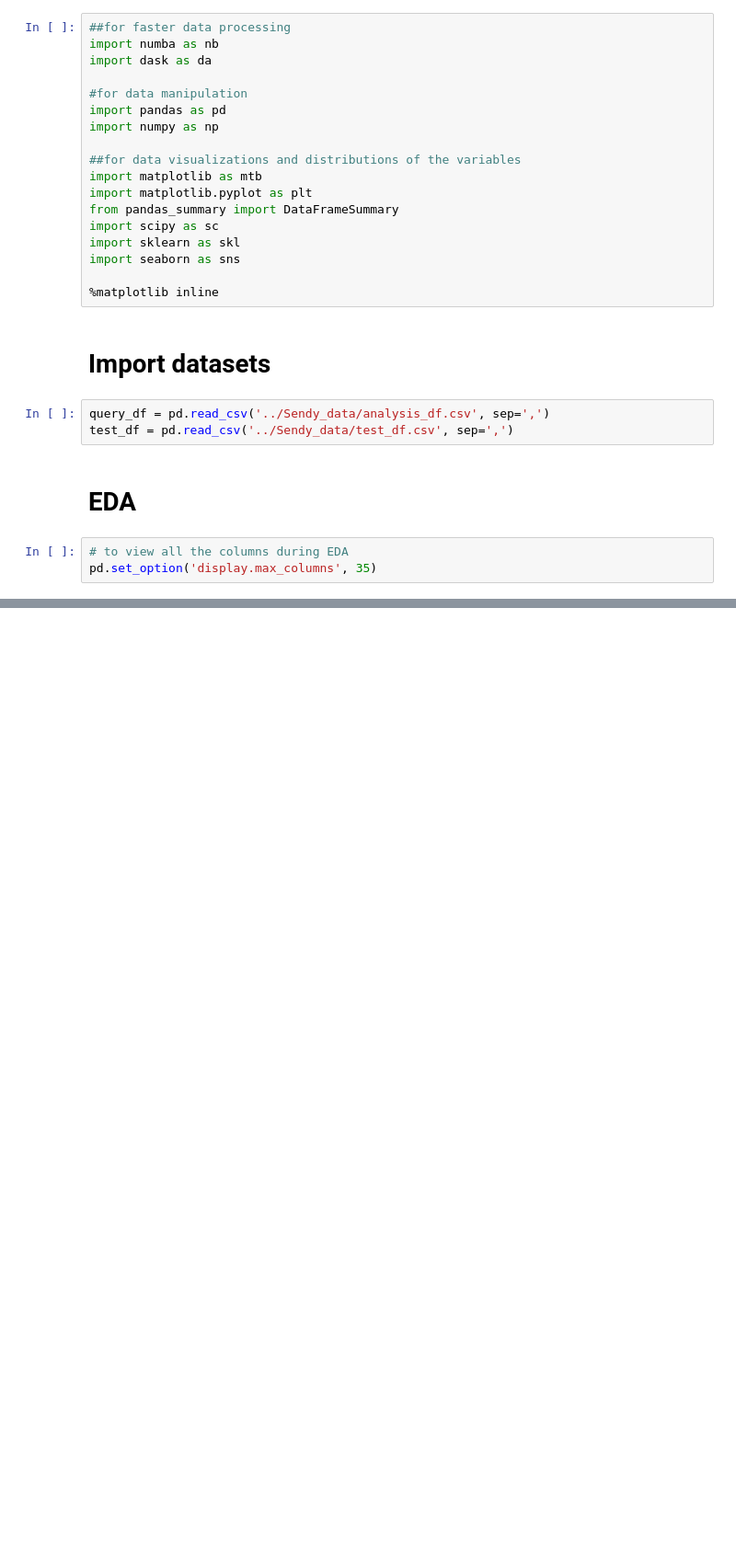
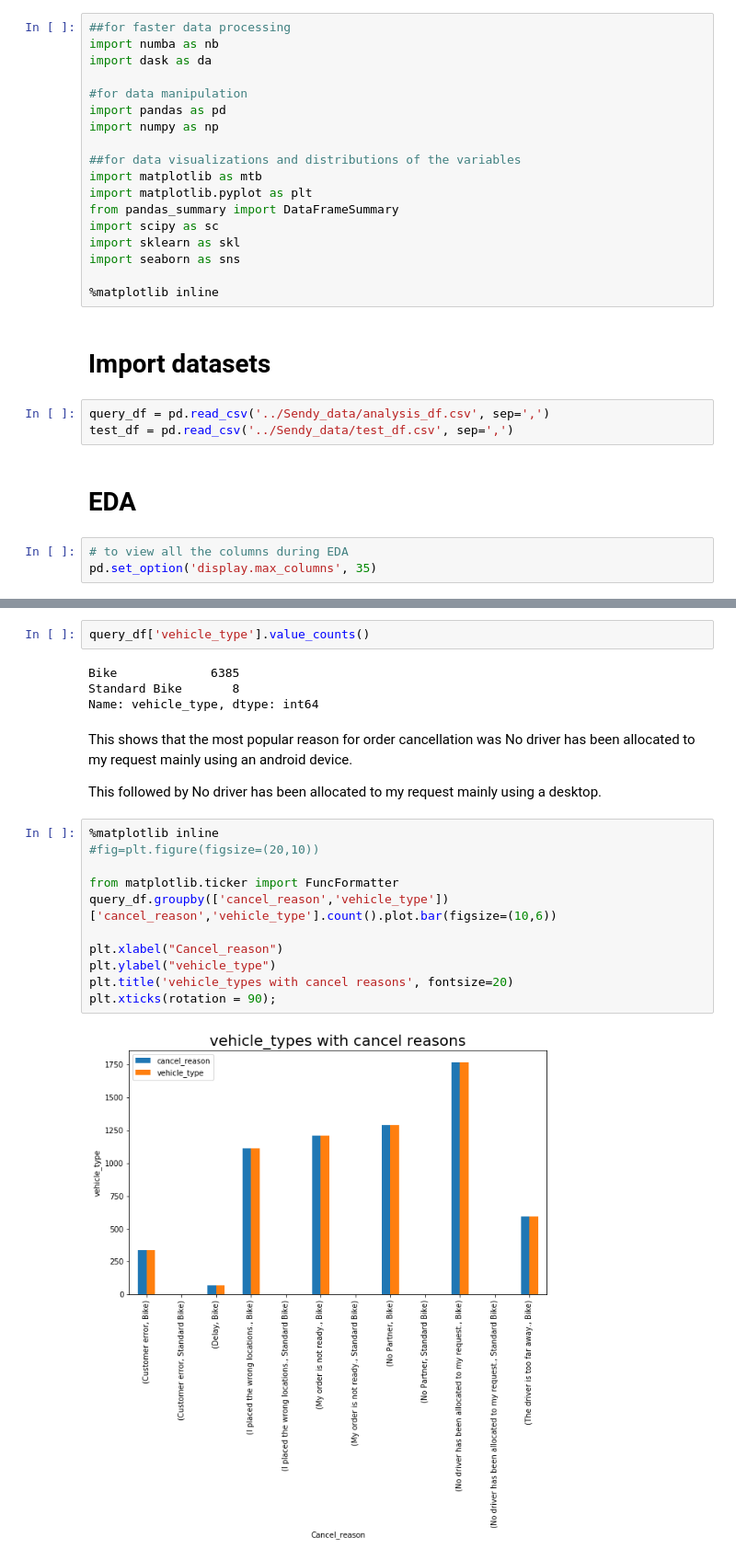
Before and after one commit to Dancilla/Challenges, a Jupyter notebook: Sendy/Sendy_notebooks/practical task analysis.ipynb, the cells around one changed output, grey strips where cells are left out. Shown at 92% size. Saved outputs shown, nothing was run; the diff lists cells and outputs as text; blank space fills up the shorter version.

```diff
--- a/Sendy/Sendy_notebooks/practical task analysis.ipynb
+++ b/Sendy/Sendy_notebooks/practical task analysis.ipynb
@@ -146,0 +280,23 @@ plt.show()
+# %%
+query_df['vehicle_type'].value_counts()
+# %% [output]
+Bike             6385
+Standard Bike       8
+Name: vehicle_type, dtype: int64
+# %% [markdown]
+This shows that the most popular reason for order cancellation was No driver has been allocated to my request mainly using an android device.
+
+This followed by No driver has been allocated to my request mainly using a desktop.
+# %%
+%matplotlib inline
+#fig=plt.figure(figsize=(20,10))
+
+from matplotlib.ticker import FuncFormatter
+query_df.groupby(['cancel_reason','vehicle_type'])['cancel_reason','vehicle_type'].count().plot.bar(figsize=(10,6))
+
+plt.xlabel("Cancel_reason")
+plt.ylabel("vehicle_type")
+plt.title('vehicle_types with cancel reasons', fontsize=20)
+plt.xticks(rotation = 90);
+# %% [output]
+[figure, added]
```
Also changed, not shown: parts of 57 cells of this notebook, 2 other files.
